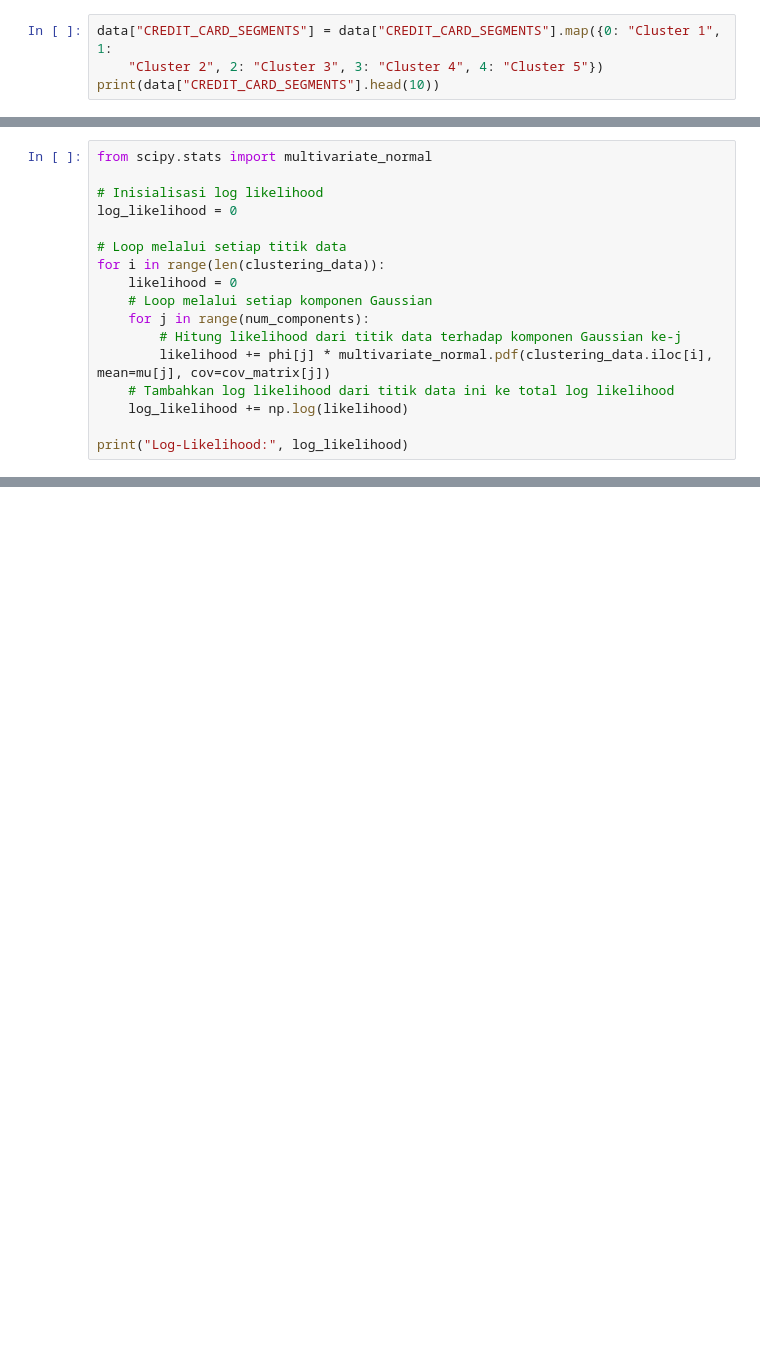
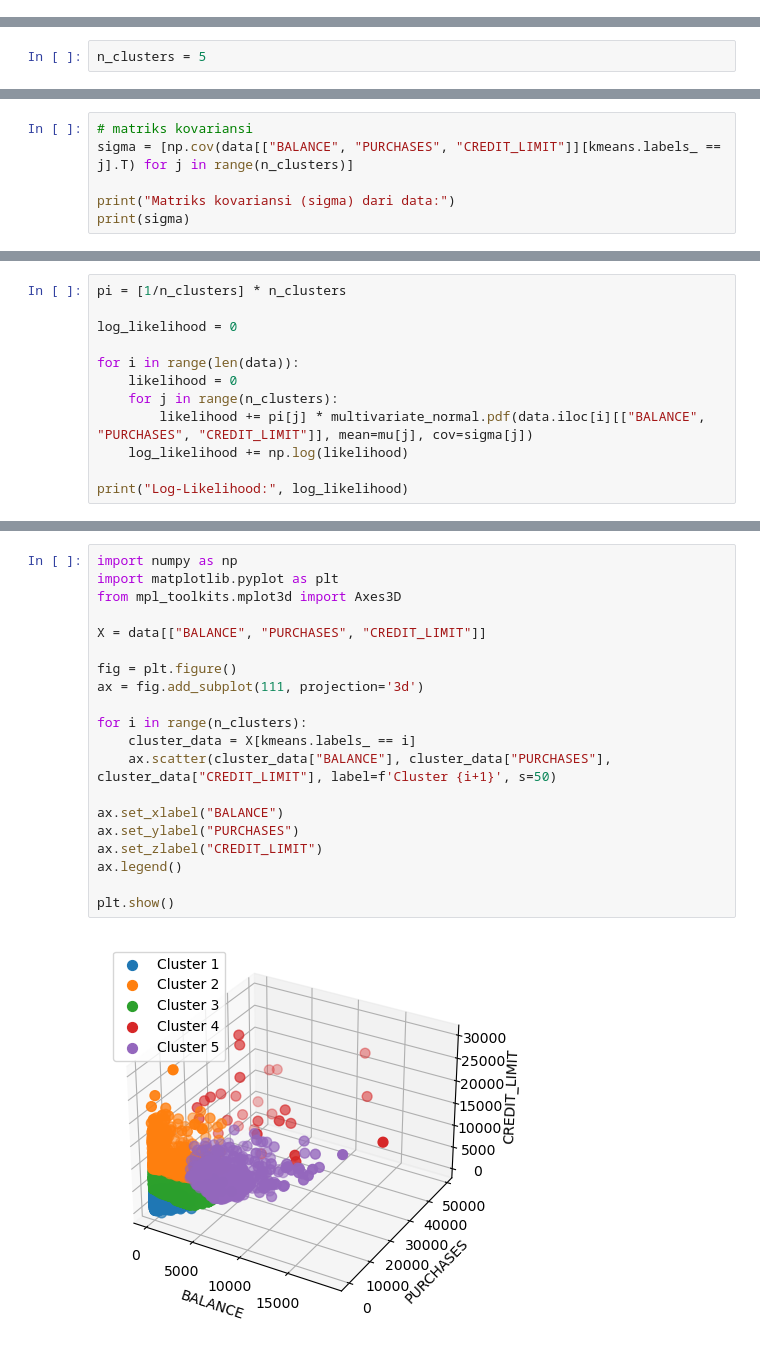
Before and after one commit to kmnvz-mayvez/quiz-machine-learning, a Jupyter notebook: GMM.ipynb, the cells around one changed output, grey strips where cells are left out. Cells and saved outputs as stored; diff of their text form; blank space fills up the shorter version.

```diff
--- a/GMM.ipynb
+++ b/GMM.ipynb
@@ -60,4 +87,0 @@ data["CREDIT_CARD_SEGMENTS"] = clusters
-# %%
-data["CREDIT_CARD_SEGMENTS"] = data["CREDIT_CARD_SEGMENTS"].map({0: "Cluster 1", 1:
-    "Cluster 2", 2: "Cluster 3", 3: "Cluster 4", 4: "Cluster 5"})
-print(data["CREDIT_CARD_SEGMENTS"].head(10))
@@ -200,0 +117,2 @@ Probabilitas Prior (phi) untuk semua komponen:
+# %%
+n_clusters = 5
@@ -200,0 +136,6 @@ Probabilitas Prior (phi) untuk semua komponen:
+# %%
+# matriks kovariansi
+sigma = [np.cov(data[["BALANCE", "PURCHASES", "CREDIT_LIMIT"]][kmeans.labels_ == j].T) for j in range(n_clusters)]
+
+print("Matriks kovariansi (sigma) dari data:")
+print(sigma)
@@ -201,17 +171,12 @@ Probabilitas Prior (phi) untuk semua komponen:
 # %%
-from scipy.stats import multivariate_normal
+pi = [1/n_clusters] * n_clusters
 
-# Inisialisasi log likelihood
 log_likelihood = 0
 
-# Loop melalui setiap titik data
-for i in range(len(clustering_data)):
+for i in range(len(data)):
     likelihood = 0
-    # Loop melalui setiap komponen Gaussian
-    for j in range(num_components):
-        # Hitung likelihood dari titik data terhadap komponen Gaussian ke-j
-        likelihood += phi[j] * multivariate_normal.pdf(clustering_data.iloc[i], mean=mu[j], cov=cov_matrix[j])
-    # Tambahkan log likelihood dari titik data ini ke total log likelihood
+    for j in range(n_clusters):
+        likelihood += pi[j] * multivariate_normal.pdf(data.iloc[i][["BALANCE", "PURCHASES", "CREDIT_LIMIT"]], mean=mu[j], cov=sigma[j])
     log_likelihood += np.log(likelihood)
 
 print("Log-Likelihood:", log_likelihood)
@@ -219,0 +185,22 @@ LinAlgError: singular matrix
+# %%
+import numpy as np
+import matplotlib.pyplot as plt
+from mpl_toolkits.mplot3d import Axes3D
+
+X = data[["BALANCE", "PURCHASES", "CREDIT_LIMIT"]]
+
+fig = plt.figure()
+ax = fig.add_subplot(111, projection='3d')
+
+for i in range(n_clusters):
+    cluster_data = X[kmeans.labels_ == i]
+    ax.scatter(cluster_data["BALANCE"], cluster_data["PURCHASES"], cluster_data["CREDIT_LIMIT"], label=f'Cluster {i+1}', s=50)
+
+ax.set_xlabel("BALANCE")
+ax.set_ylabel("PURCHASES")
+ax.set_zlabel("CREDIT_LIMIT")
+ax.legend()
+
+plt.show()
+# %% [output]
+[figure, added]
```
Also changed, not shown: parts of 29 cells of this notebook.
